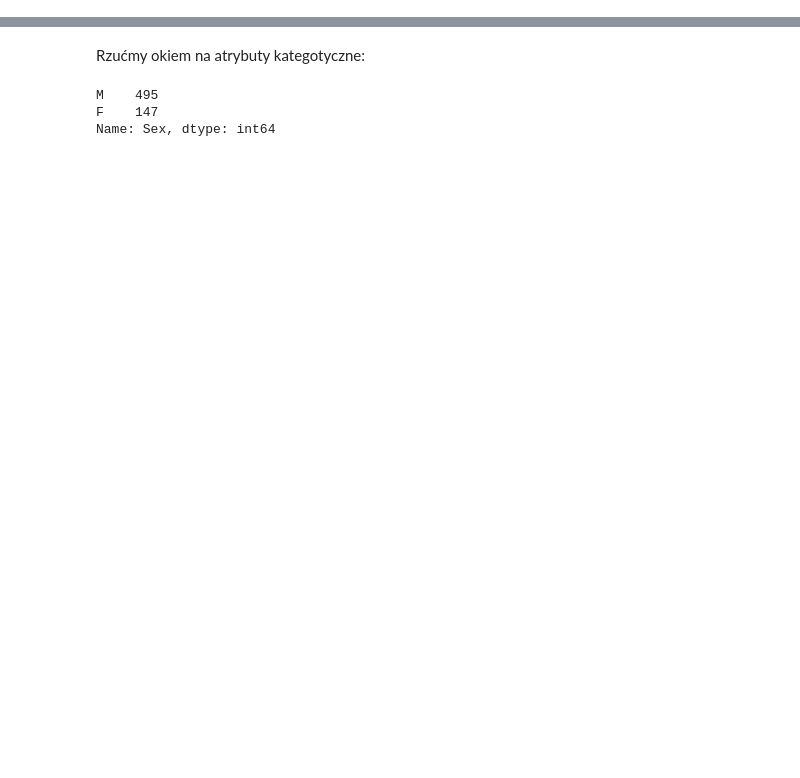
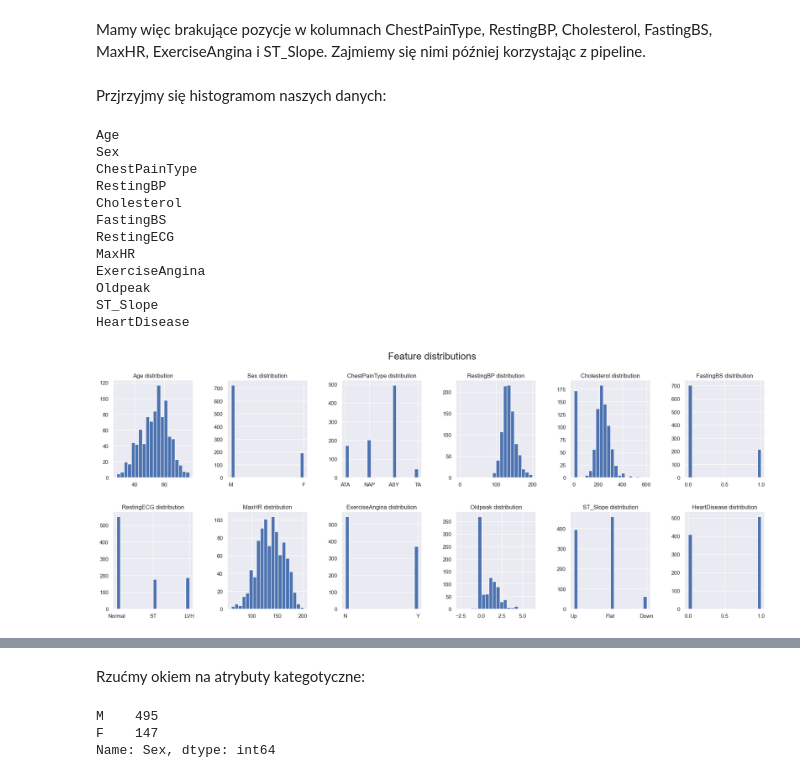
Before and after one commit to perqss/psi_project, a Jupyter notebook: project.ipynb, the cells around one changed output, grey strips where cells are left out. Cells and saved outputs as stored; diff of their text form; code cells hidden in the pictures; blank space fills up the shorter version.

```diff
--- a/project.ipynb
+++ b/project.ipynb
@@ -37 +88,36 @@ HeartDisease       0
 dtype: int64
+# %% [markdown]
+Mamy więc brakujące pozycje w kolumnach ChestPainType, RestingBP, Cholesterol, FastingBS, MaxHR, ExerciseAngina i ST_Slope. Zajmiemy się nimi później korzystając z pipeline.
+# %% [markdown]
+Przjrzyjmy się histogramom naszych danych:
+# %%
+
+fig, axs = plt.subplots(2, 6, figsize=(20, 8))
+i = 0
+j = 0
+for feature in list(df.columns):
+  print(feature)
+  df[feature].hist(bins=20, ax=axs[i,j])
+  axs[i,j].set_title(feature + " distribution")
+  j = j + 1
+  if j == 6:
+    i = i + 1
+    j = 0
+
+fig.tight_layout(pad=3.0)
+fig.suptitle("Feature distributions", fontsize=20, verticalalignment='bottom')
+fig.show()
+# %% [output]
+Age
+Sex
+ChestPainType
+RestingBP
+Cholesterol
+FastingBS
+RestingECG
+MaxHR
+ExerciseAngina
+Oldpeak
+ST_Slope
+HeartDisease
+[figure, added]
```
Also changed, not shown: parts of 70 cells of this notebook, 1 other file.
